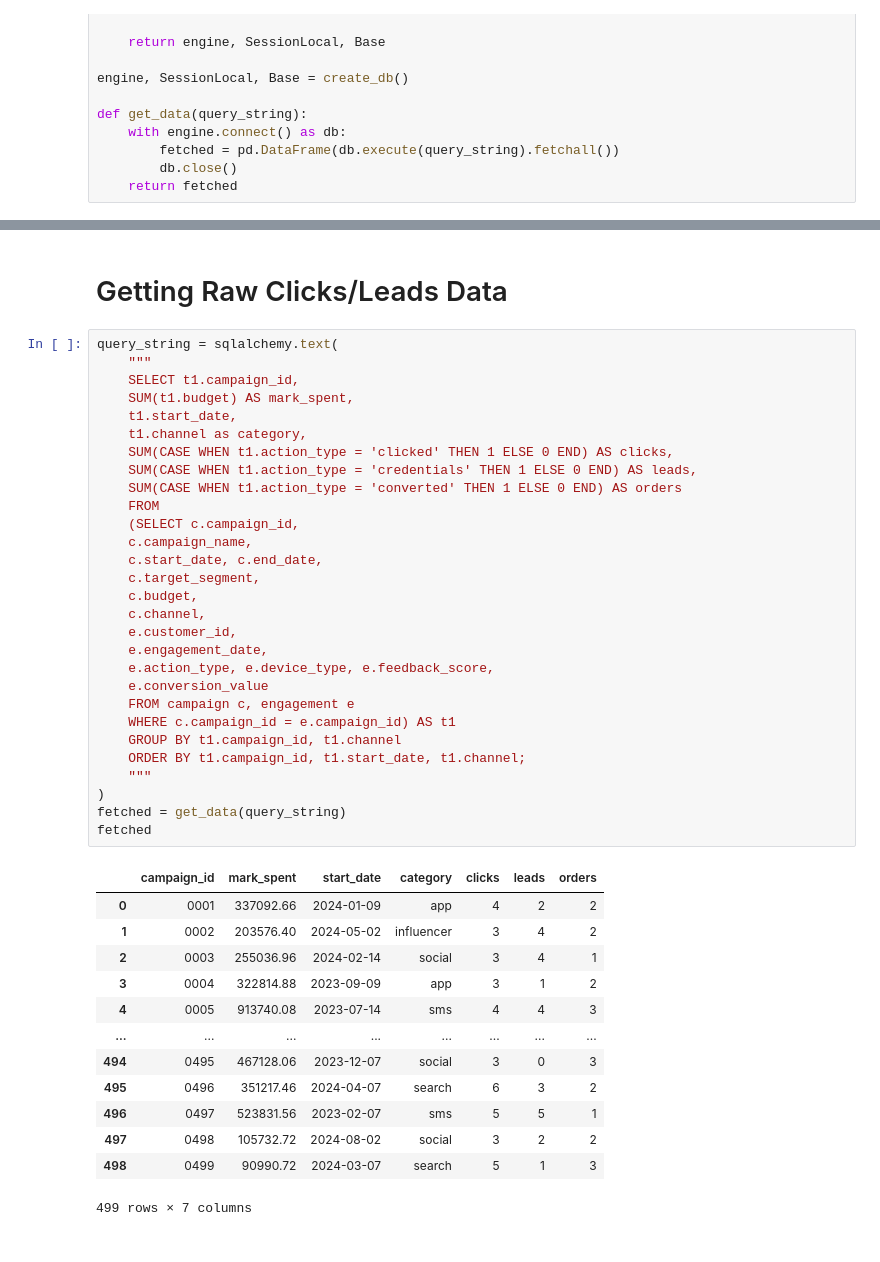
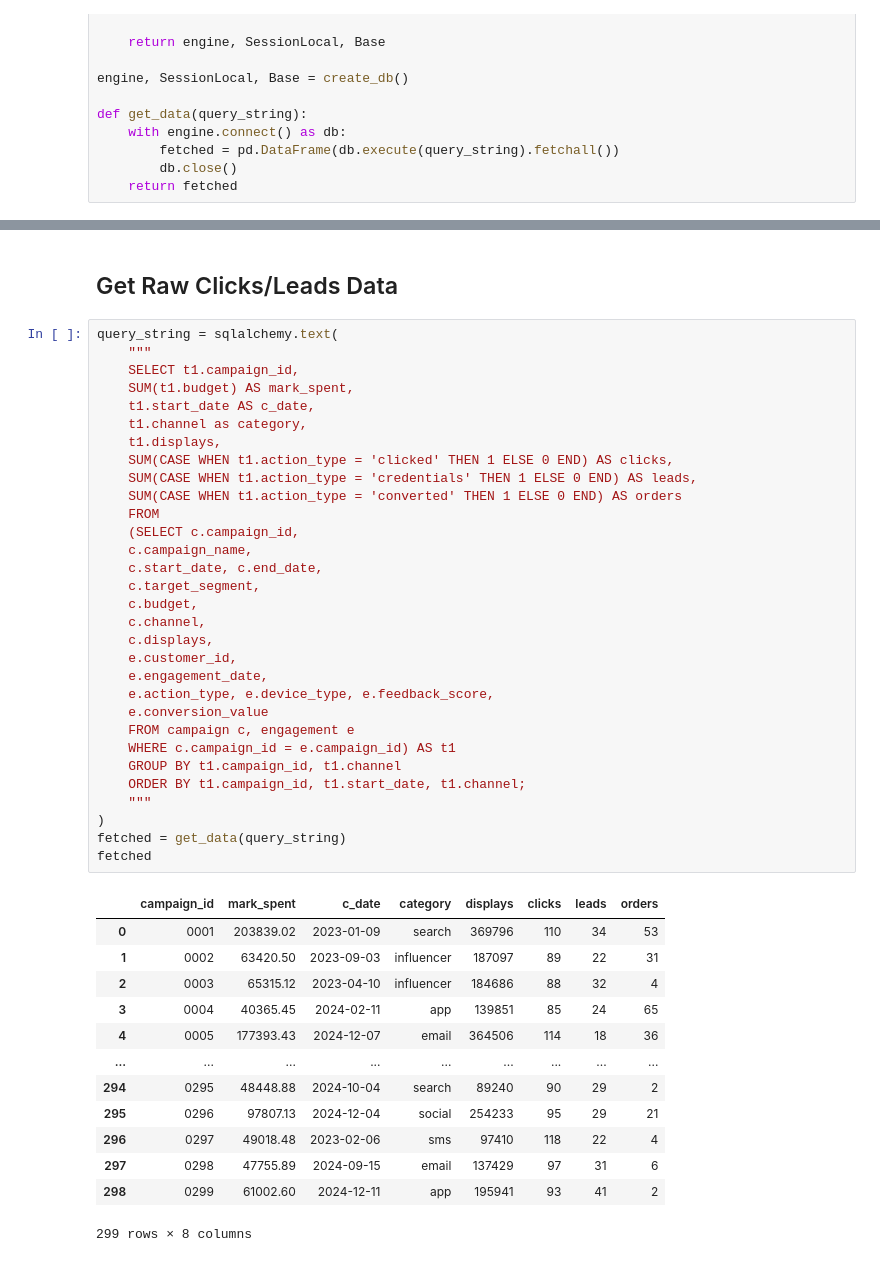
Before and after one commit to ChinSekYi/OpenAYEye, a Jupyter notebook: server/sql/database/database.ipynb, the cells around one changed output, grey strips where cells are left out. Drawn from its saved outputs; the diff is of its cells as text.

```diff
--- a/server/sql/database/database.ipynb
+++ b/server/sql/database/database.ipynb
@@ -395,45 +438,47 @@ fetched
 # %% [markdown]
-# Getting Raw Clicks/Leads Data
+## Get Raw Clicks/Leads Data
 # %%
 query_string = sqlalchemy.text(
 	"""
 	SELECT t1.campaign_id,
 	SUM(t1.budget) AS mark_spent,
-	t1.start_date,
+	t1.start_date AS c_date,
 	t1.channel as category,
+	t1.displays,
 	SUM(CASE WHEN t1.action_type = 'clicked' THEN 1 ELSE 0 END) AS clicks,
 	SUM(CASE WHEN t1.action_type = 'credentials' THEN 1 ELSE 0 END) AS leads,
 	SUM(CASE WHEN t1.action_type = 'converted' THEN 1 ELSE 0 END) AS orders
 	FROM
 	(SELECT c.campaign_id,
 	c.campaign_name,
 	c.start_date, c.end_date,
 	c.target_segment,
 	c.budget,
 	c.channel,
+	c.displays,
 	e.customer_id,
 	e.engagement_date,
 	e.action_type, e.device_type, e.feedback_score,
 	e.conversion_value
 	FROM campaign c, engagement e
 	WHERE c.campaign_id = e.campaign_id) AS t1
 	GROUP BY t1.campaign_id, t1.channel
 	ORDER BY t1.campaign_id, t1.start_date, t1.channel;
 	"""
 )
 fetched = get_data(query_string)
 fetched
 # %% [output]
-|  | campaign_id | mark_spent | start_date | category | clicks | leads | orders |
-| 0 | 0001 | 337092.66 | 2024-01-09 | app | 4 | 2 | 2 |
-| 1 | 0002 | 203576.40 | 2024-05-02 | influencer | 3 | 4 | 2 |
-| 2 | 0003 | 255036.96 | 2024-02-14 | social | 3 | 4 | 1 |
-| 3 | 0004 | 322814.88 | 2023-09-09 | app | 3 | 1 | 2 |
-| 4 | 0005 | 913740.08 | 2023-07-14 | sms | 4 | 4 | 3 |
-| ... | ... | ... | ... | ... | ... | ... | ... |
-| 494 | 0495 | 467128.06 | 2023-12-07 | social | 3 | 0 | 3 |
-| 495 | 0496 | 351217.46 | 2024-04-07 | search | 6 | 3 | 2 |
-| 496 | 0497 | 523831.56 | 2023-02-07 | sms | 5 | 5 | 1 |
-| 497 | 0498 | 105732.72 | 2024-08-02 | social | 3 | 2 | 2 |
-| 498 | 0499 | 90990.72 | 2024-03-07 | search | 5 | 1 | 3 |
+|  | campaign_id | mark_spent | c_date | category | displays | clicks | leads | orders |
+| 0 | 0001 | 203839.02 | 2023-01-09 | search | 369796 | 110 | 34 | 53 |
+| 1 | 0002 | 63420.50 | 2023-09-03 | influencer | 187097 | 89 | 22 | 31 |
+| 2 | 0003 | 65315.12 | 2023-04-10 | influencer | 184686 | 88 | 32 | 4 |
+| 3 | 0004 | 40365.45 | 2024-02-11 | app | 139851 | 85 | 24 | 65 |
+| 4 | 0005 | 177393.43 | 2024-12-07 | email | 364506 | 114 | 18 | 36 |
+| ... | ... | ... | ... | ... | ... | ... | ... | ... |
+| 294 | 0295 | 48448.88 | 2024-10-04 | search | 89240 | 90 | 29 | 2 |
+| 295 | 0296 | 97807.13 | 2024-12-04 | social | 254233 | 95 | 29 | 21 |
+| 296 | 0297 | 49018.48 | 2023-02-06 | sms | 97410 | 118 | 22 | 4 |
+| 297 | 0298 | 47755.89 | 2024-09-15 | email | 137429 | 97 | 31 | 6 |
+| 298 | 0299 | 61002.60 | 2024-12-11 | app | 195941 | 93 | 41 | 2 |
-499 rows × 7 columns
+299 rows × 8 columns
```
Also changed, not shown: parts of 15 cells of this notebook, 9 other files.
